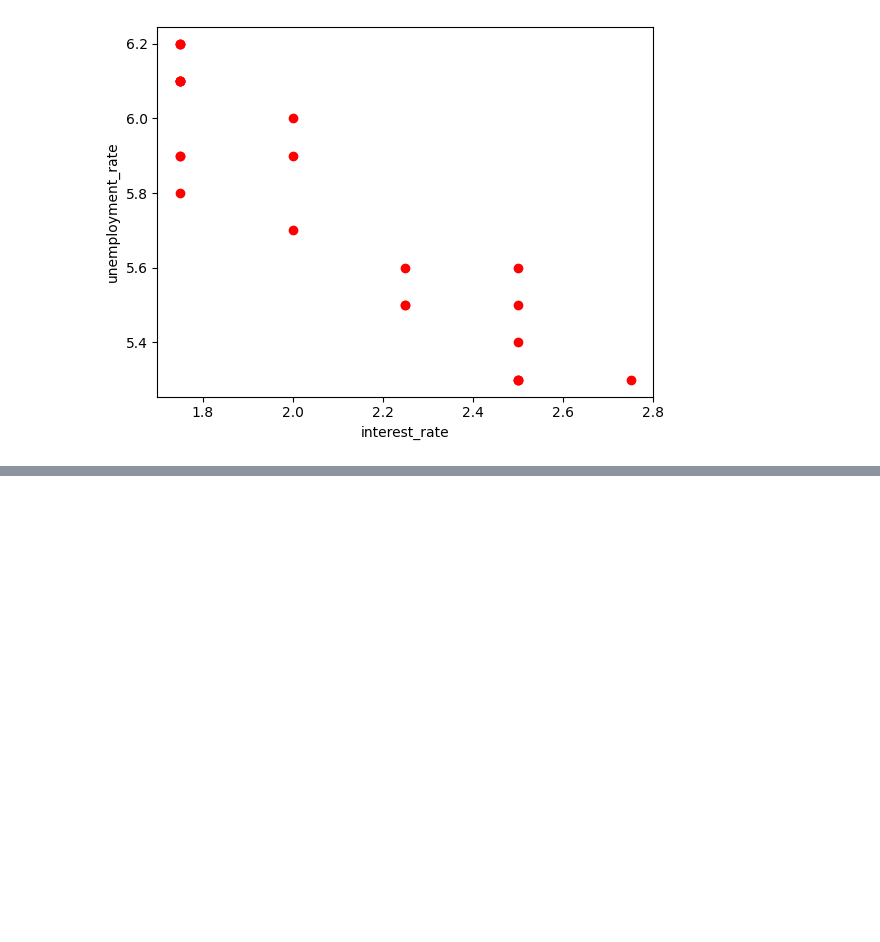
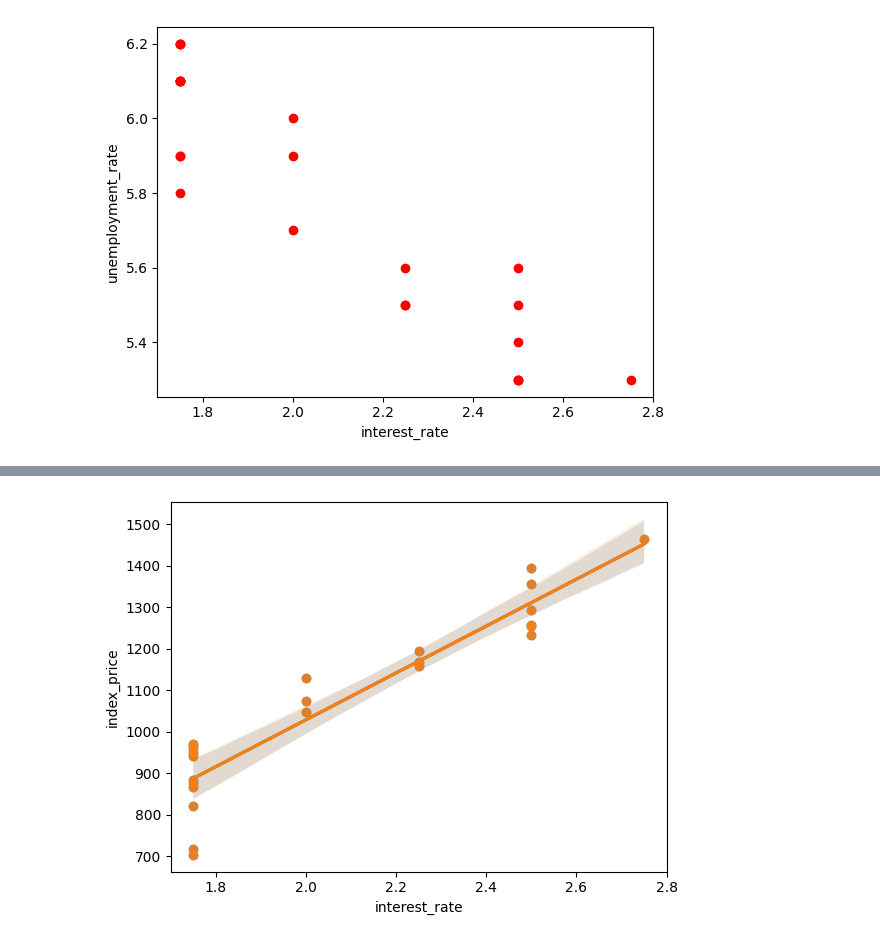
Before and after one commit to prathamxz/Data-Science-Practice, a Jupyter notebook: Machine Learning/Multiple Linear Regression.ipynb, the cells around one changed output, grey strips where cells are left out. Drawn from its saved outputs; the diff is of its cells as text; code cells hidden in the pictures; blank space fills up the shorter version.

```diff
--- a/Machine Learning/Multiple Linear Regression.ipynb
+++ b/Machine Learning/Multiple Linear Regression.ipynb
@@ -58,0 +98,5 @@ plt.show()
+# %%
+sns.regplot(x=df_index['interest_rate'], y=df_index['index_price'])
+plt.show()
+# %% [output]
+[figure, added]
```
Also changed, not shown: parts of 14 cells of this notebook.
